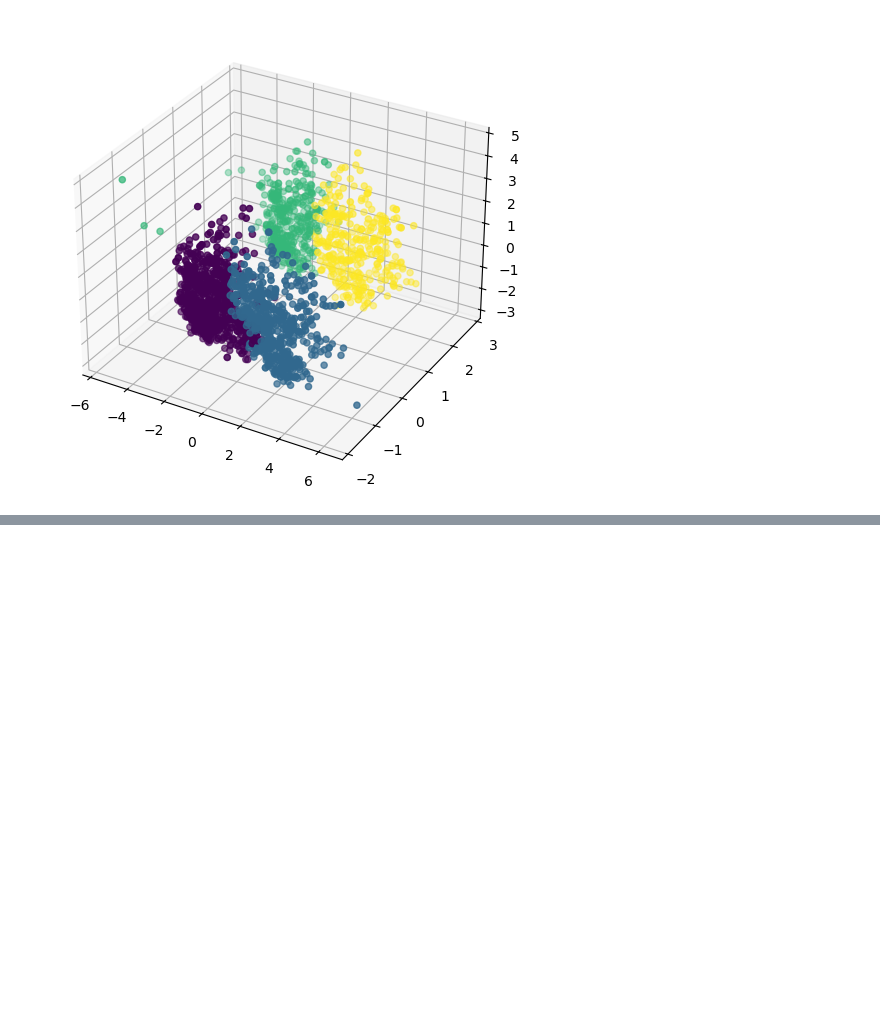
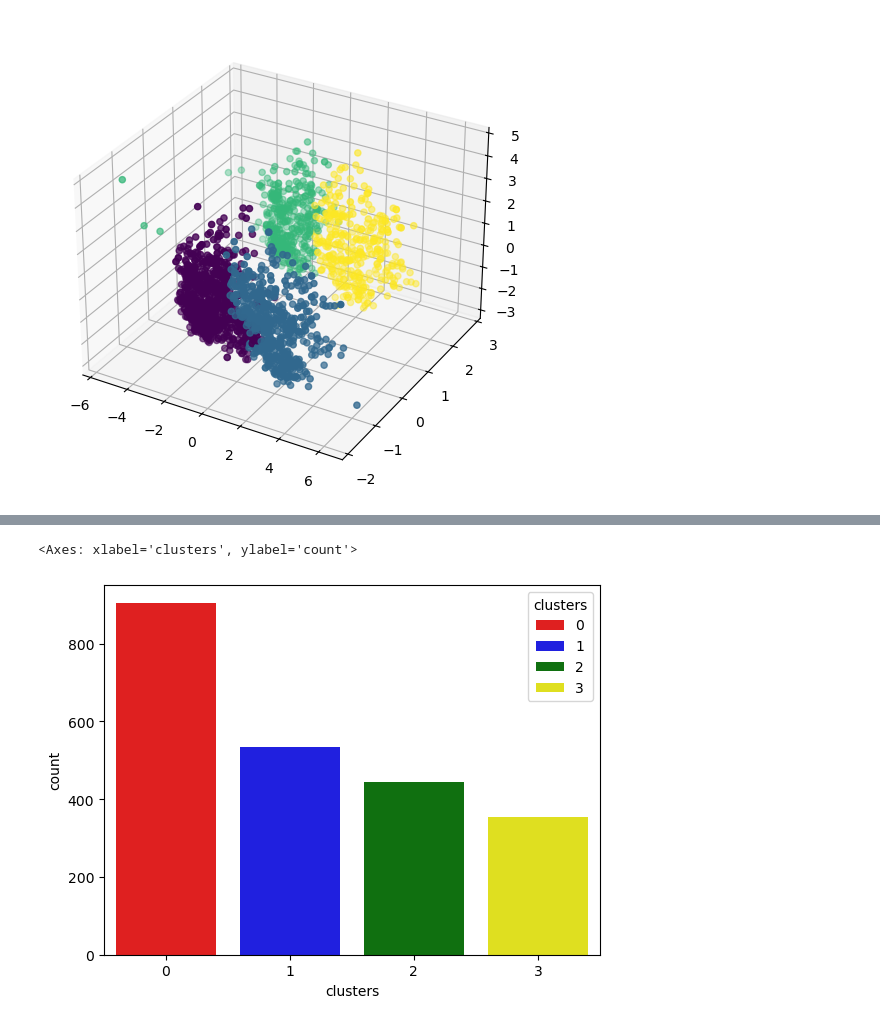
Before and after one commit to tahaftm/Prime-AIML, a Jupyter notebook: SmartCard Clustering System/implementation.ipynb, the cells around one changed output, grey strips where cells are left out. Drawn from its saved outputs; the diff is of its cells as text; code cells hidden in the pictures; blank space fills up the shorter version.

Commit message:
characterization of clusters

```diff
--- a/SmartCard Clustering System/implementation.ipynb
+++ b/SmartCard Clustering System/implementation.ipynb
@@ -428,0 +431,4 @@ ax.scatter(X_pca[:,0],X_pca[:,1],X_pca[:,2],c= labels_agg)
+# %%
+df['labels'] = labels_agg
+df.drop(['labels'],axis = 1,inplace = True)
+df['clusters'] = labels_agg
@@ -428,0 +444,7 @@ ax.scatter(X_pca[:,0],X_pca[:,1],X_pca[:,2],c= labels_agg)
+# %%
+pal  =['red','blue','green','yellow']
+
+sns.countplot(x = df["clusters"], palette = pal, hue = df['clusters'],)
+# %% [output]
+<Axes: xlabel='clusters', ylabel='count'>
+[figure, added]
```
Also changed, not shown: parts of 5 cells of this notebook.
